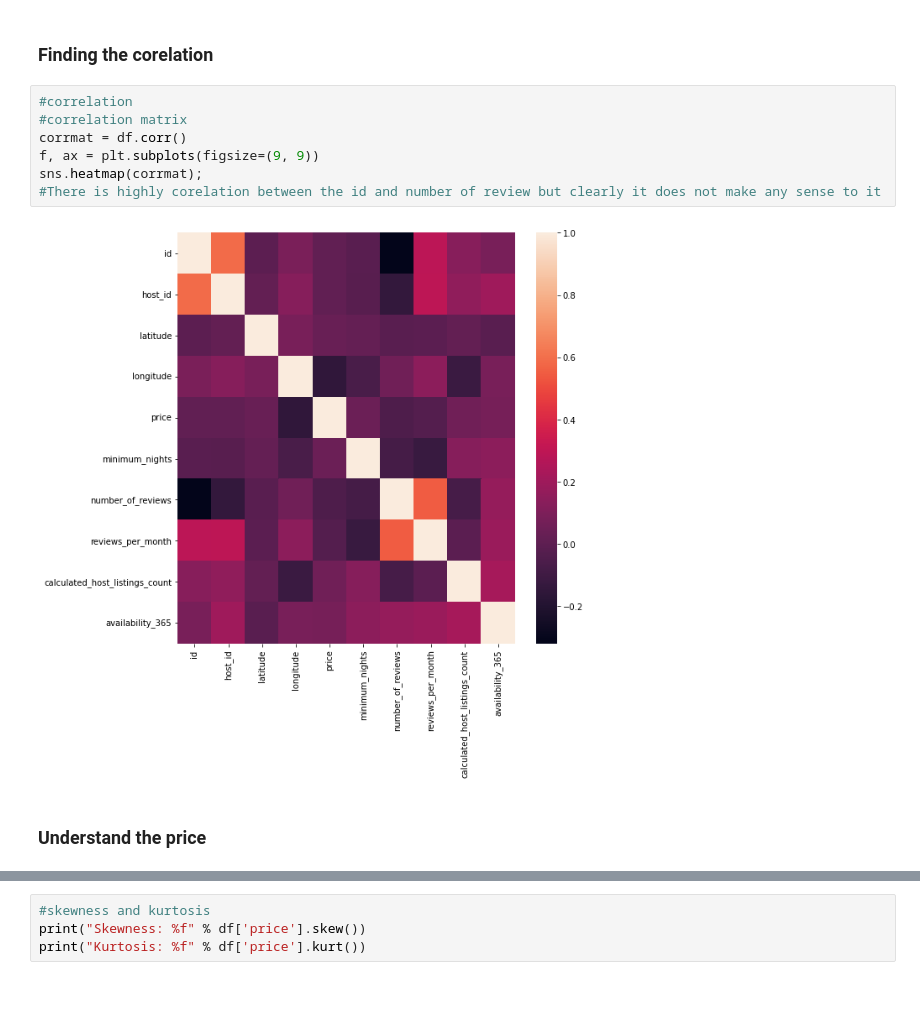
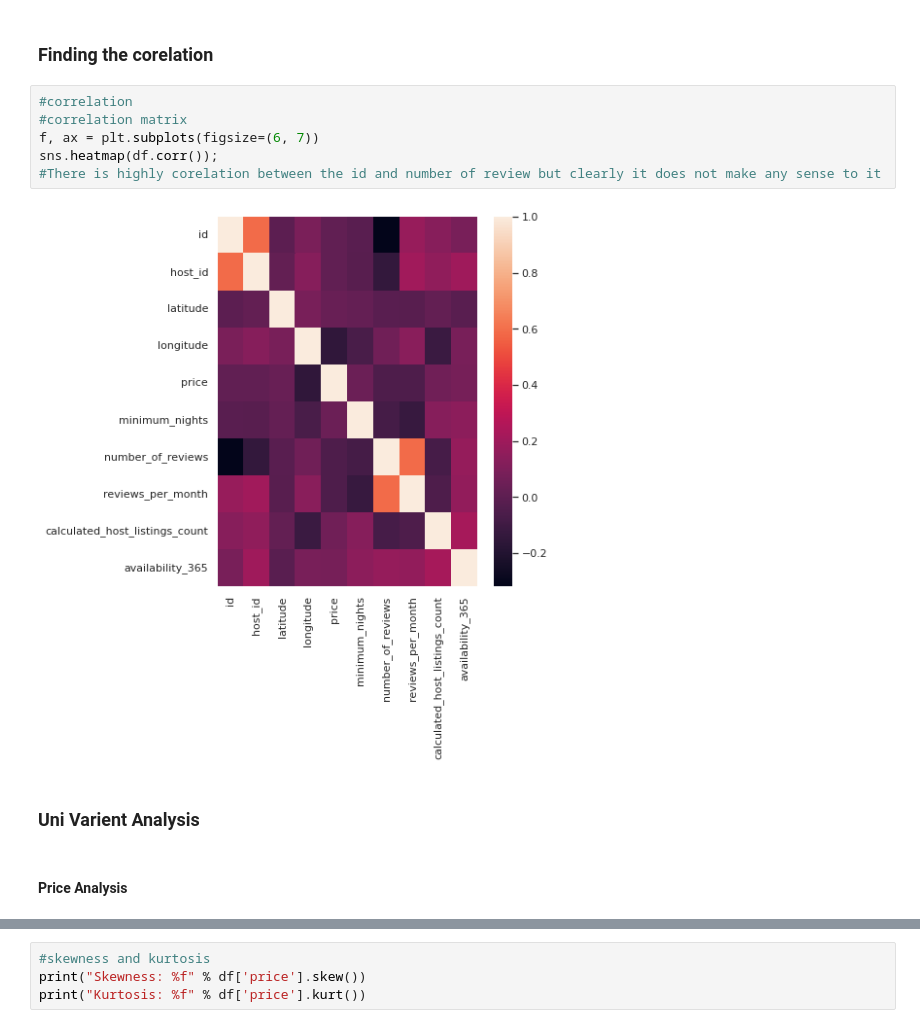
Before and after one commit to maxashoka3/Machine-learning, a Jupyter notebook: EDA.ipynb, the cells around one changed output, grey strips where cells are left out. Drawn from its saved outputs; the diff is of its cells as text; blank space fills up the shorter version.

```diff
--- a/EDA.ipynb
+++ b/EDA.ipynb
@@ -228,14 +226,15 @@ busiest_hosts
 # %%
 #correlation
 #correlation matrix
-corrmat = df.corr()
-f, ax = plt.subplots(figsize=(9, 9))
-sns.heatmap(corrmat);
+f, ax = plt.subplots(figsize=(6, 7))
+sns.heatmap(df.corr());
 #There is highly corelation between the id and number of review but clearly it does not make any sense to it
 # %% [output]
-[figure, old version]
+[figure, new version]
-# %% [markdown]
-### Understand the price
+# %% [markdown]
+### Uni Varient Analysis
+# %% [markdown]
+#### Price Analysis
 # %%
 sns.distplot(df['price'], hist = True,color ='r')
 # %% [output]
```
Also changed, not shown: parts of 134 cells of this notebook.
